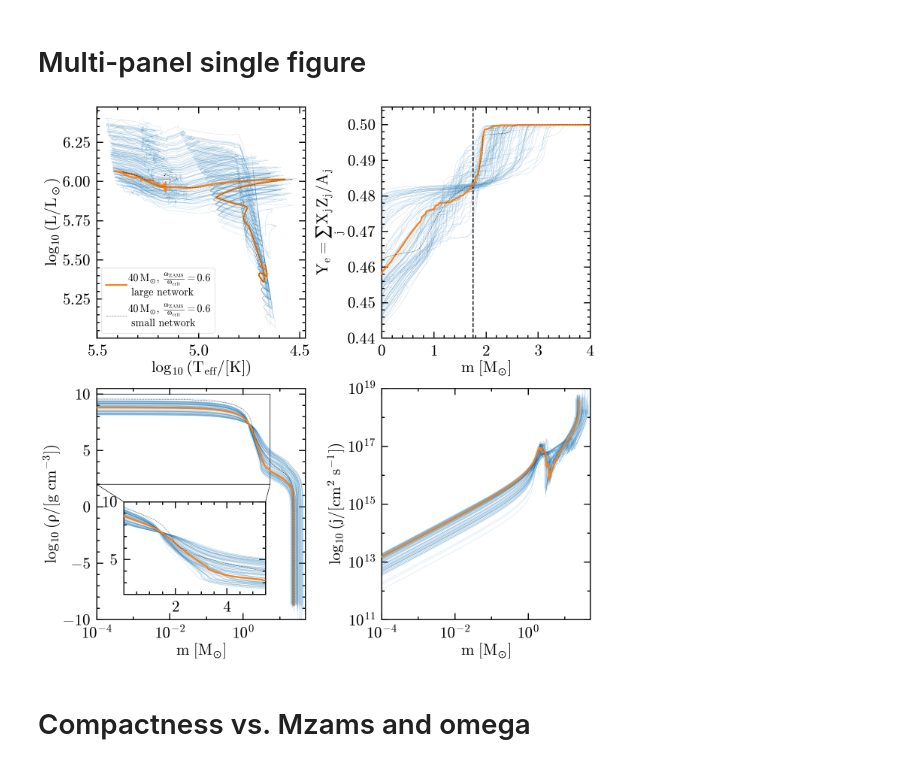
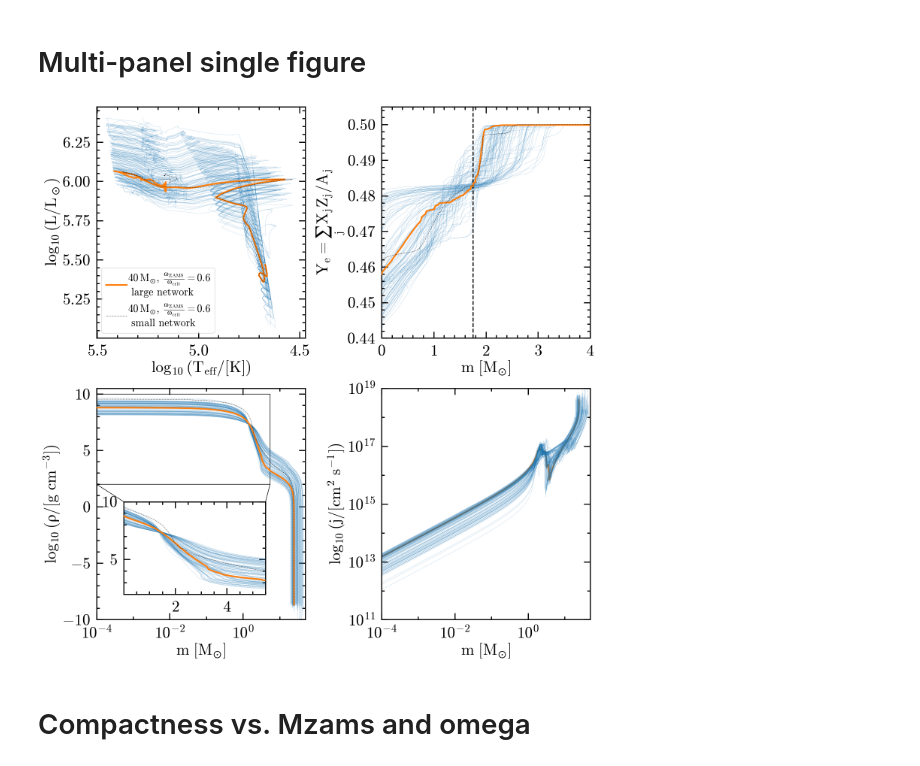
Before and after one commit to mathren/CHE_lGRB_progenitors, a Jupyter notebook: scripts/grid_plots.ipynb, the cells around one changed output. Drawn from its saved outputs; the diff is of its cells as text; code cells hidden in the pictures.

```diff
--- a/scripts/grid_plots.ipynb
+++ b/scripts/grid_plots.ipynb
@@ -293,7 +294,7 @@ for mod in models:
         m = src[:, col.index("mass")]
         ax3.plot(m, j_specific, c='C0', alpha=0.3, lw=0.5)
         if M==40 and o==0.6:
-            ax3.plot(m, j_specific, lw=3, c='C1', zorder=10)
+            ax3.plot(m, j_specific, lw=3, c='C1', zorder=1)
 
         # Ye ----------------------------------------------------
         m = src[:, col.index("mass")]
@@ -334,34 +335,34 @@ ax1.set_xlim(0, 4)
 ax1.set_ylim(0.44, 0.505)
 ax1.set_ylabel(r"$Y_e=\sum_j\,X_j Z_j / A_j$")
 ax1.set_xlabel(r"$m\ [M_{\odot}]$")
 
 ax2.set_ylim(-10, 10.5)
 ax2.set_xscale('log')
 ax2.set_xlim(1e-4, 50)
 zx.set_xlim(1e-4, 5.5)
 zx.set_ylim(2,10)
 ax2.set_xlabel(r"$m\ [M_{\odot}]$")
 ax2.set_ylabel(r"$\log_{10}(\rho/\mathrm{[g\ cm^{-3}}])$")
 my_mark_inset(ax2, zx, loc1a=2, loc1b=3, loc2a=1, loc2b=4)
 ax2.set_xticks([1e-3, 1e-1, 1e1], minor=True)
 ax2.set_xticklabels([], minor=True)
 
 ax3.set_yscale('log')
 ax3.set_ylim(1e11, 1e19)
 
 ax3.set_xscale('log')
 ax3.set_xlim(1e-4, 50)
 ax3.set_xticks([1e-3, 1e-1, 1e1], minor=True)
 ax3.set_xticklabels([], minor=True)
 ax3.set_yticks([1e12, 1e14, 1e16, 1e18], minor=True)
 ax3.set_yticklabels([], minor=True)
 ax3.set_xlabel(r"$m\ [M_{\odot}]$")
 # ax3.set_xlabel(r"m [$M_{\odot}$]")
 ax3.set_ylabel(r"$\log_{10}(j/\mathrm{[cm^{2}\ s^{-1}]})$")
 
 fig.align_ylabels()
 # %% [output]
-[figure, old version]
+[figure, new version]
 # %% [markdown]
 # Compactness vs. Mzams and omega
 # %%
```
Also changed, not shown: parts of 1 cell of this notebook, 2 other files.
